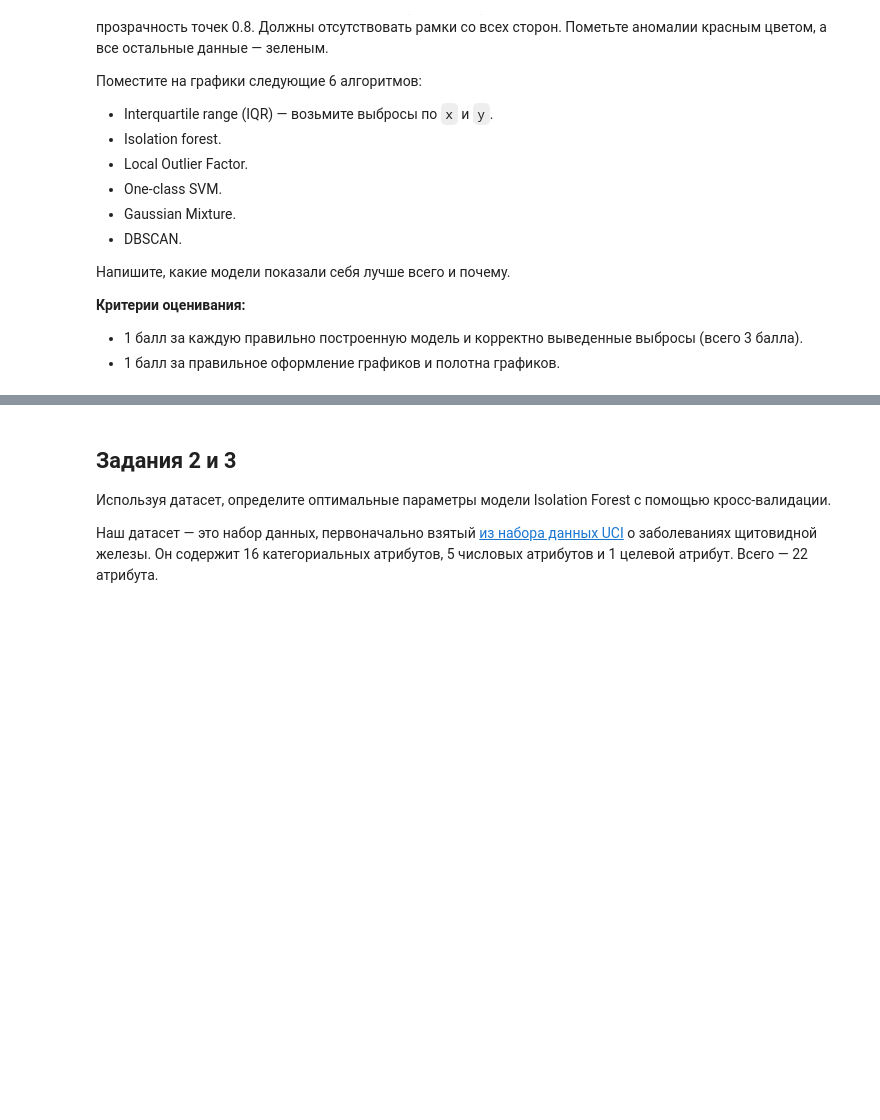
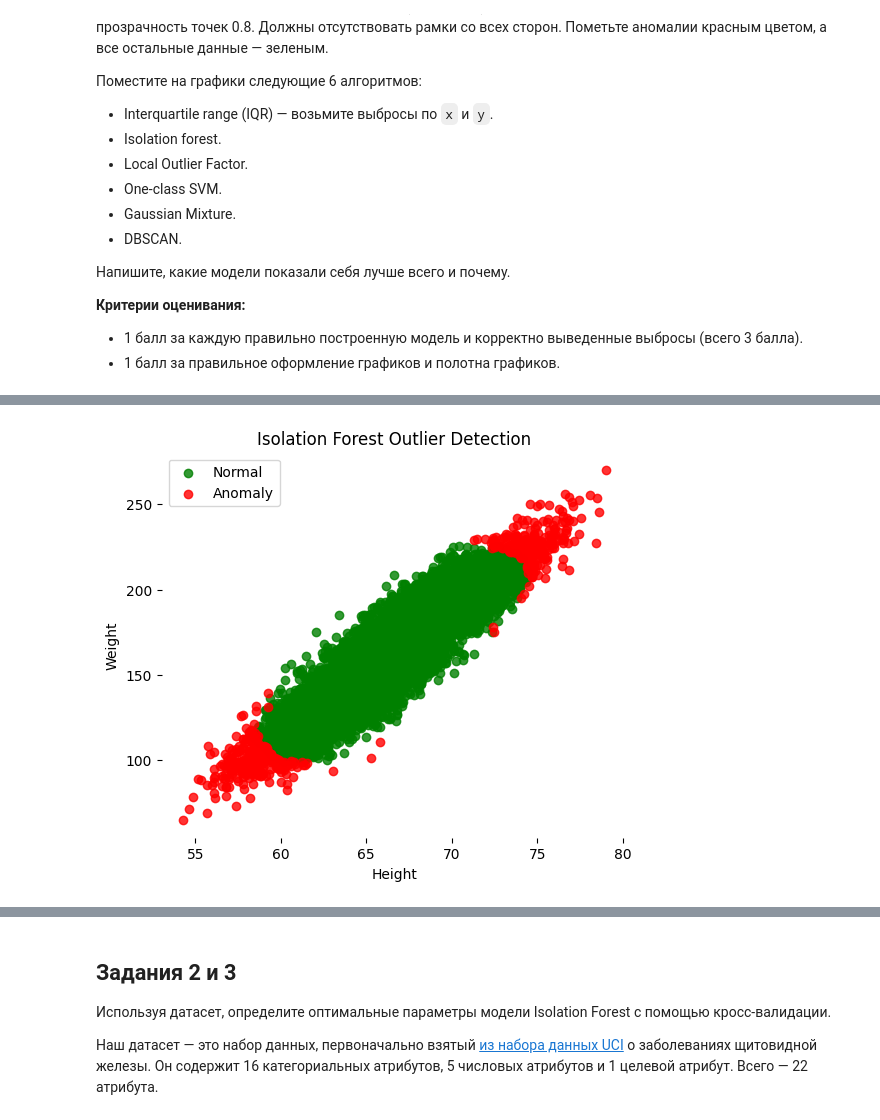
Before and after one commit to olgapoletkina/DA_mipt, a Jupyter notebook: Продвинутая_визуализация_данных_Домашнее_задание_Модуль_4.ipynb, the cells around one changed output, grey strips where cells are left out. Drawn from its saved outputs; the diff is of its cells as text; code cells hidden in the pictures; blank space fills up the shorter version.

```diff
--- a/Продвинутая_визуализация_данных_Домашнее_задание_Модуль_4.ipynb
+++ b/Продвинутая_визуализация_данных_Домашнее_задание_Модуль_4.ipynb
@@ -100,0 +167,38 @@ plt.gca().spines[['top', 'right',]].set_visible(False)
+# %%
+# Isolation forest.
+
+X = weight_height[['Height', 'Weight']]
+iso_forest = IsolationForest(n_estimators=100, contamination=0.05, random_state=42)
+pred = iso_forest.fit_predict(X)
+
+normal = weight_height[pred == 1]
+anomalies = weight_height[pred == -1]
+
+plt.figure(figsize=(6, 5))
+
+plt.scatter(
+    normal['Height'],
+    normal['Weight'],
+    color='green',
+    alpha=0.8,
+    label='Normal'
+)
+
+plt.scatter(
+    anomalies['Height'],
+    anomalies['Weight'],
+    color='red',
+    alpha=0.8,
+    label='Anomaly'
+)
+
+plt.title('Isolation Forest Outlier Detection')
+plt.xlabel('Height')
+plt.ylabel('Weight')
+plt.legend()
+
+plt.gca().spines[['top', 'right', 'left', 'bottom']].set_visible(False)
+
+plt.show()
+# %% [output]
+[figure, added]
```
Also changed, not shown: parts of 20 cells of this notebook.
